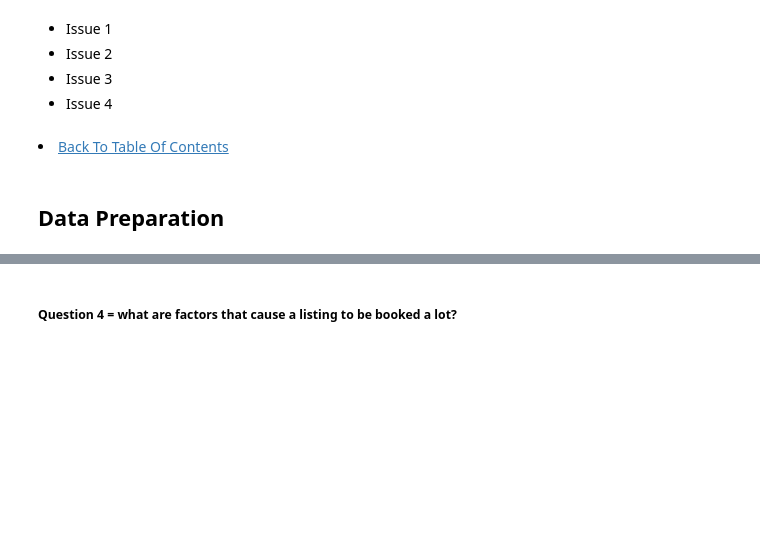
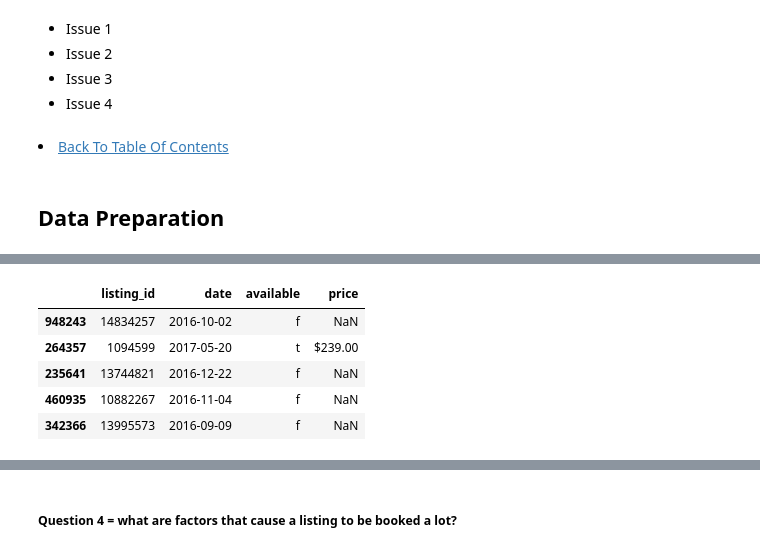
Before and after one commit to sdaphtardar/airbnb_dataset_analysis, a Jupyter notebook: AirBnB_Data_Analysis.ipynb, the cells around one changed output, grey strips where cells are left out. Drawn from its saved outputs; the diff is of its cells as text; code cells hidden in the pictures; blank space fills up the shorter version.

```diff
--- a/AirBnB_Data_Analysis.ipynb
+++ b/AirBnB_Data_Analysis.ipynb
@@ -425,0 +502,9 @@ df_name.info()
+# %%
+df_boston_calendar.sample(5)
+# %% [output]
+|  | listing_id | date | available | price |
+| 948243 | 14834257 | 2016-10-02 | f | NaN |
+| 264357 | 1094599 | 2017-05-20 | t | $239.00 |
+| 235641 | 13744821 | 2016-12-22 | f | NaN |
+| 460935 | 10882267 | 2016-11-04 | f | NaN |
+| 342366 | 13995573 | 2016-09-09 | f | NaN |
```
Also changed, not shown: parts of 135 cells of this notebook.
